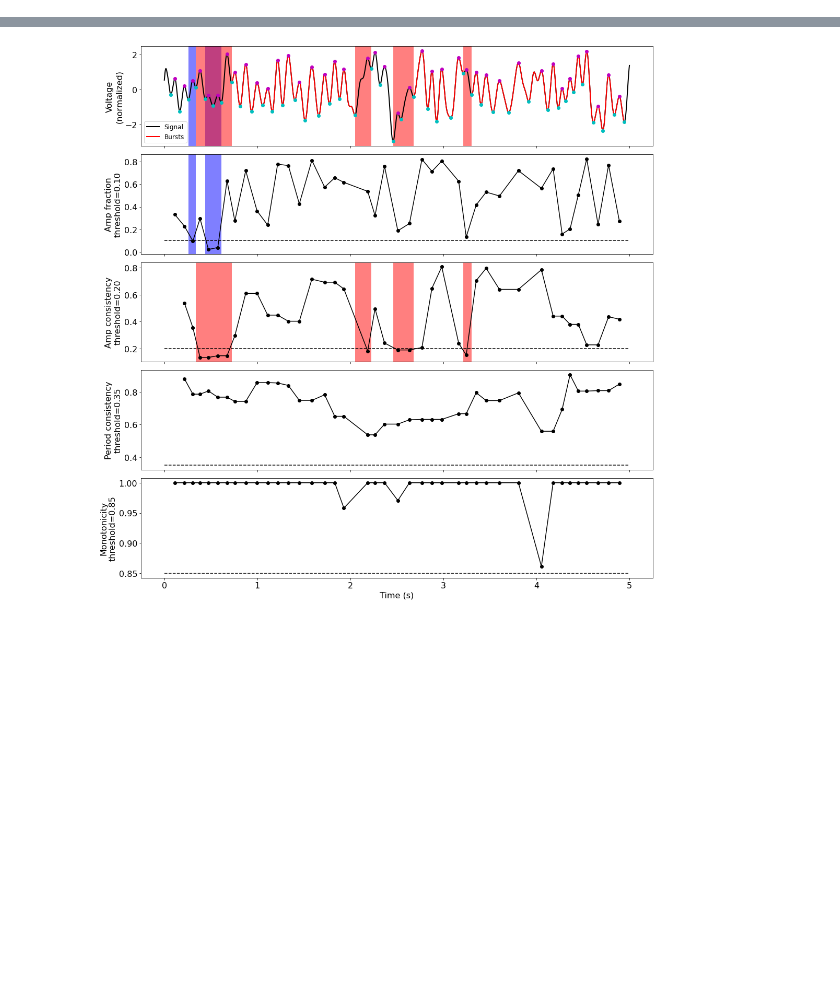
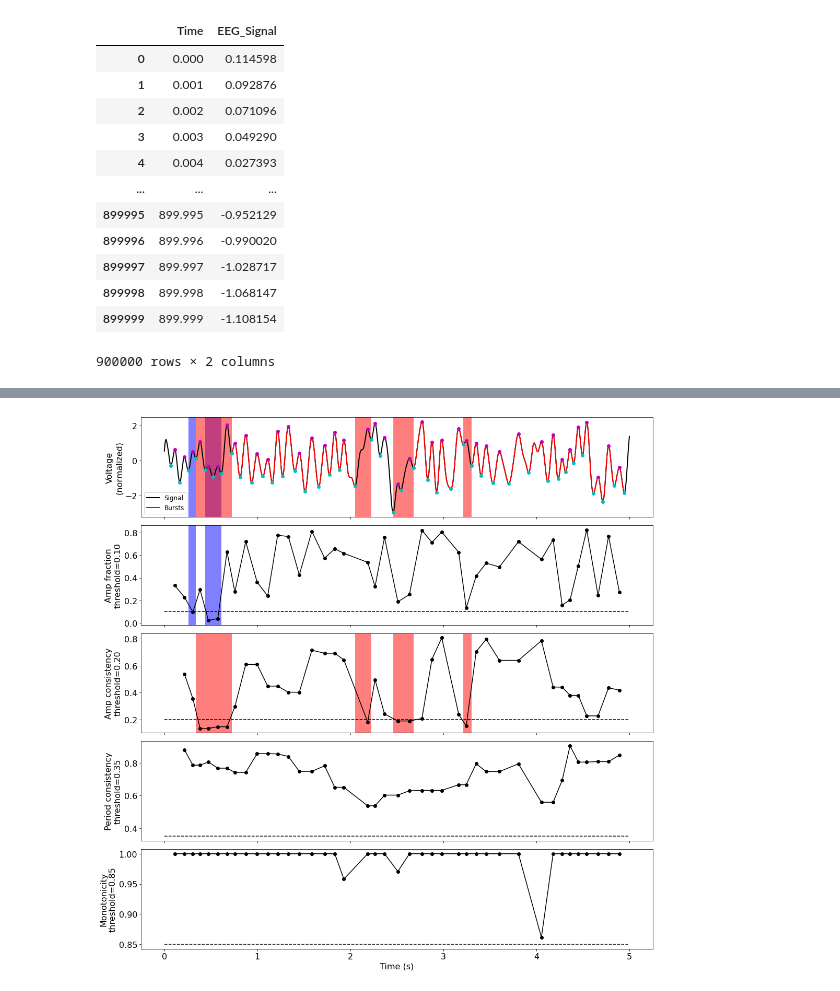
Before and after one commit to ekaplan7/Mouse_Respiration, a Jupyter notebook: RespirationProject.ipynb, the cells around one changed output, grey strips where cells are left out. Saved outputs shown, nothing was run; the diff lists cells and outputs as text; code cells hidden in the pictures; blank space fills up the shorter version.

```diff
--- a/RespirationProject.ipynb
+++ b/RespirationProject.ipynb
@@ -33,16 +28,32 @@ New projects are recommended to update to using `specparam` (see Changelog for d
 # %%
-data = loadmat('/Users/elizabethkaplan/Desktop/Voytek/MousePain/Mouse_Respiration/Dyad1Exp1/Dyad1Exp1vOBrrCapByMousePost.mat', squeeze_me=True)
+##Code is currently set up to run sessions seperately based on dyad and experiment
+data = loadmat('/Users/elizabethkaplan/Desktop/Voytek/MousePain/Mouse_Respiration/Dyad1Exp1/Dyad1Exp1vOBrrCapByMousePre.mat', squeeze_me=True)
 #data = data['vOBrrCapMouse']
 data = data['vOBrrByMouse']
 
 #data = np.loadtxt('/Users/elizabethkaplan/Desktop/Voytek/MousePain/Mouse_Respiration/Dyad1Exp2/Dyad1Exp2_bymousePre.txt')
-movement_data = pd.read_csv('/Users/elizabethkaplan/Desktop/Voytek/MousePain/Mouse_Respiration/Movement/MovementData-D1E1-ByPost.csv')
+movement_data = pd.read_csv('/Users/elizabethkaplan/Desktop/Voytek/MousePain/Mouse_Respiration/Movement/MovementData-D1E1-ByPre.csv')
 num_samples = len(data)
 
 fs = 1000 #originally 30,000 - previously downsampled
 
 Time = np.arange(0, num_samples / fs, 1 / fs)
 
 data = pd.DataFrame({'Time': Time, 'EEG_Signal': data})
 #movement_data.head()
+data
+# %% [output]
+|  | Time | EEG_Signal |
+| 0 | 0.000 | 0.114598 |
+| 1 | 0.001 | 0.092876 |
+| 2 | 0.002 | 0.071096 |
+| 3 | 0.003 | 0.049290 |
+| 4 | 0.004 | 0.027393 |
+| ... | ... | ... |
+| 899995 | 899.995 | -0.952129 |
+| 899996 | 899.996 | -0.990020 |
+| 899997 | 899.997 | -1.028717 |
+| 899998 | 899.998 | -1.068147 |
+| 899999 | 899.999 | -1.108154 |
+900000 rows × 2 columns
 # %%
```
Also changed, not shown: parts of 13 cells of this notebook, 14 other files.
